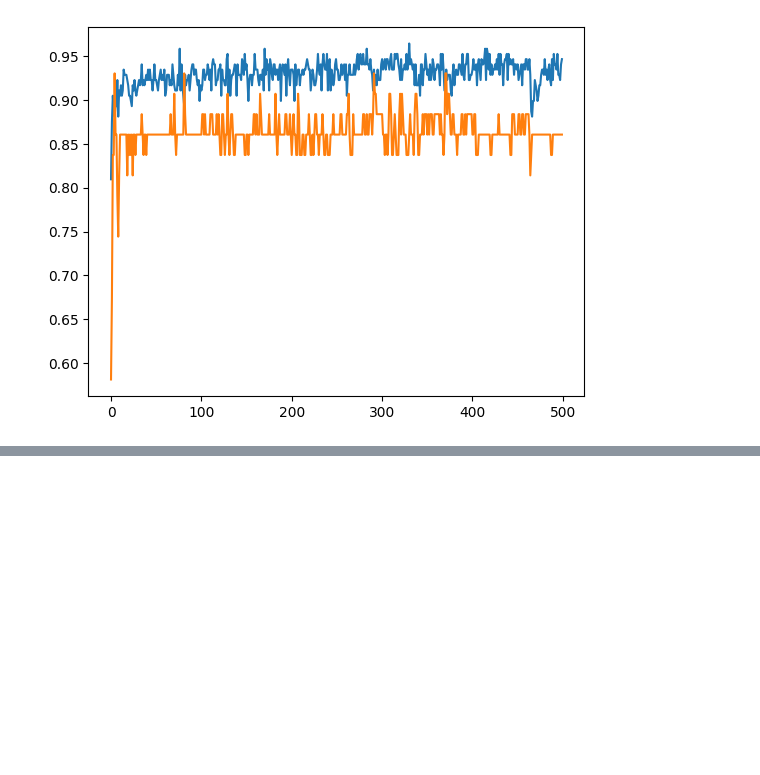
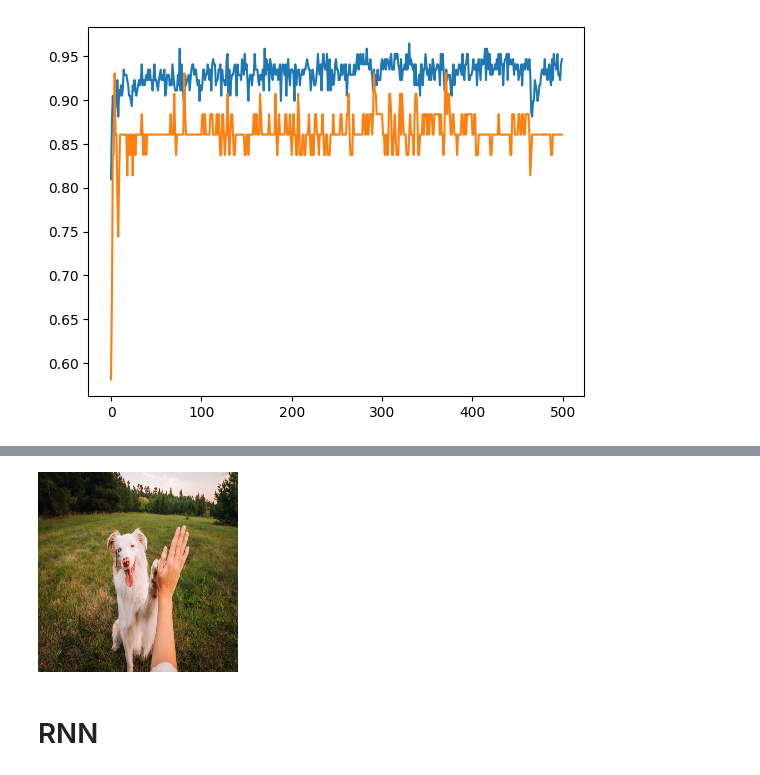
Before and after one commit to kunj10/DeepLearning, a Jupyter notebook: notebook/DL_Practicals.ipynb, the cells around one changed output, grey strips where cells are left out. Drawn from its saved outputs; the diff is of its cells as text; code cells hidden in the pictures; blank space fills up the shorter version.

```diff
--- a/notebook/DL_Practicals.ipynb
+++ b/notebook/DL_Practicals.ipynb
@@ -1002,0 +1414,4 @@ plt.plot(history.history['val_accuracy'])
+# %%
+img
+# %% [output]
+[figure, added]
@@ -1002,0 +1439,2 @@ plt.plot(history.history['val_accuracy'])
+# %% [markdown]
+# RNN
```
Also changed, not shown: parts of 138 cells of this notebook, 2 other files.
